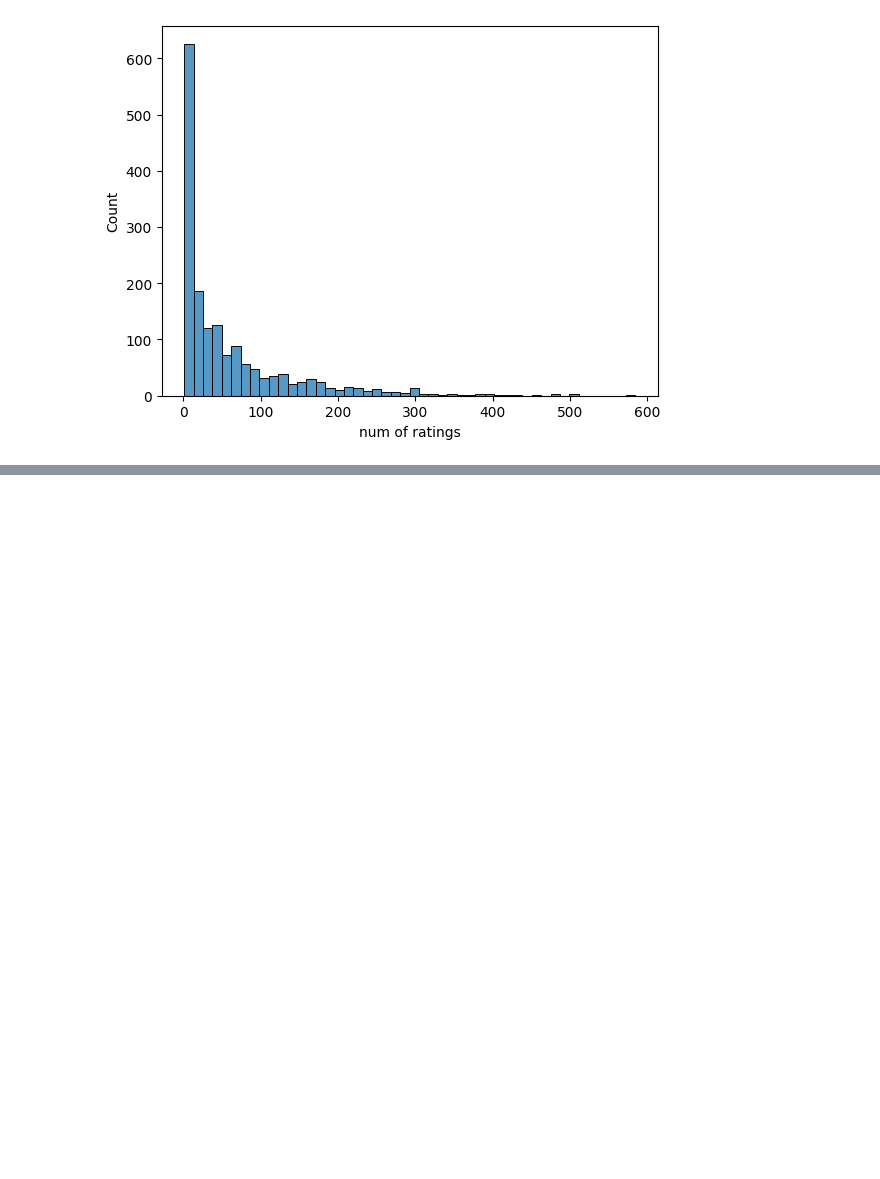
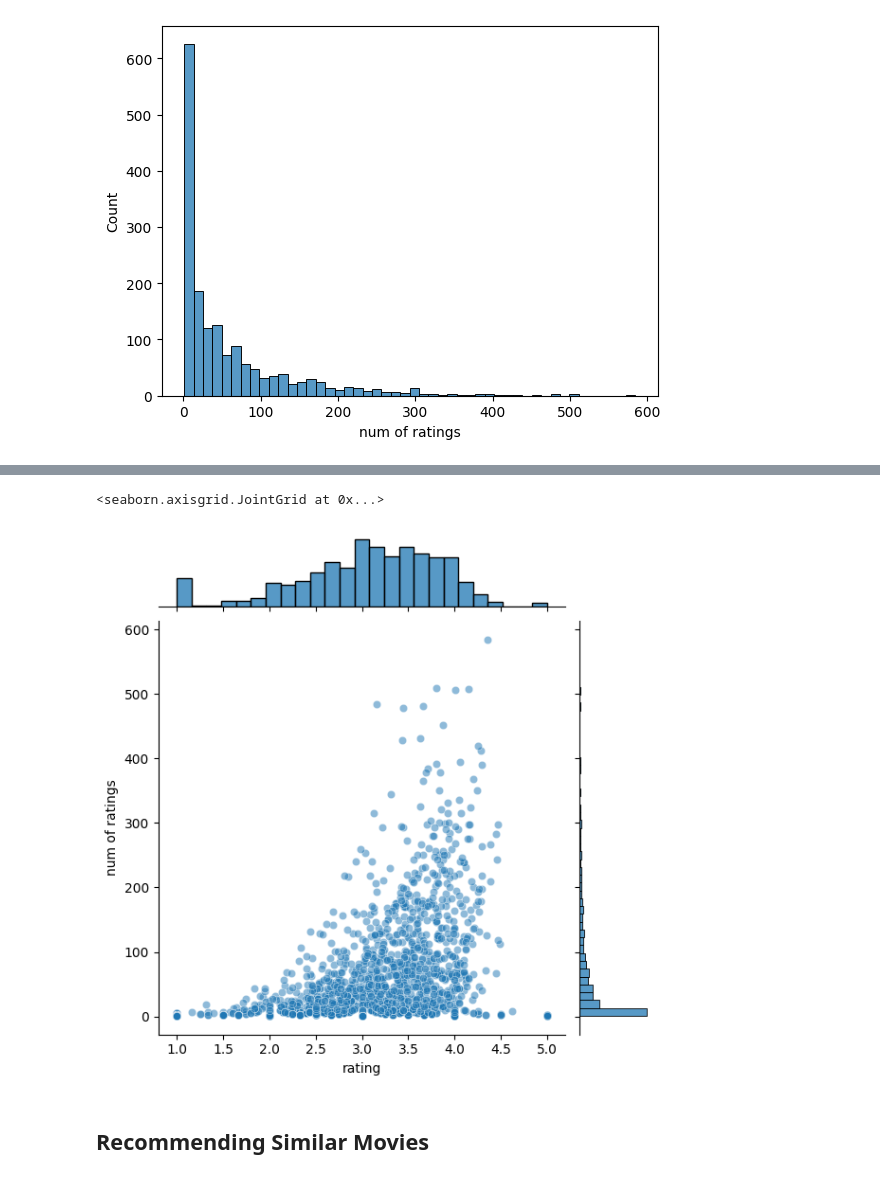
Before and after one commit to SiddheshDaphane/Python-for-data-science-and-machine-learning, a Jupyter notebook: 14. Recommender_System/1. Recommender_System.ipynb, the cells around one changed output, grey strips where cells are left out. Cells and saved outputs as stored; diff of their text form; code cells hidden in the pictures; blank space fills up the shorter version.

```diff
--- a/14. Recommender_System/1. Recommender_System.ipynb
+++ b/14. Recommender_System/1. Recommender_System.ipynb
@@ -127,0 +133,7 @@ sns.histplot(ratings['num of ratings'])
+# %%
+sns.jointplot(x='rating', y='num of ratings', data=ratings, alpha=0.5)
+# %% [output]
+<seaborn.axisgrid.JointGrid at 0x...>
+[figure, added]
+# %% [markdown]
+## Recommending Similar Movies
```
Also changed, not shown: parts of 7 cells of this notebook.
